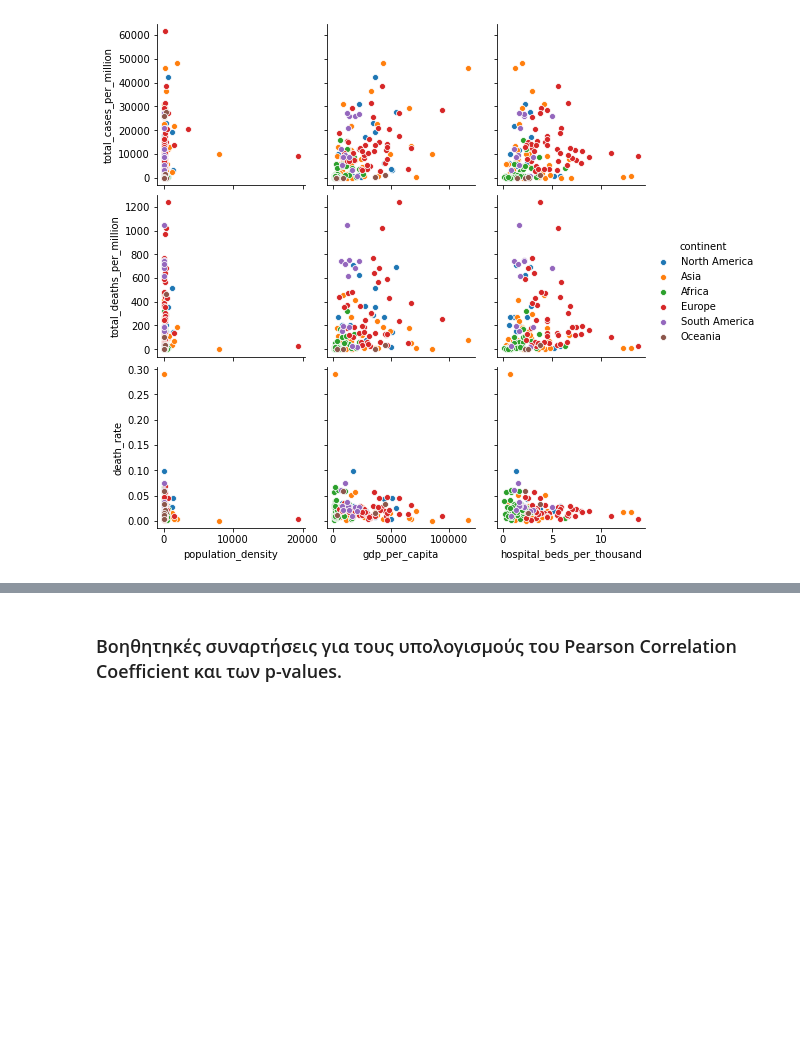
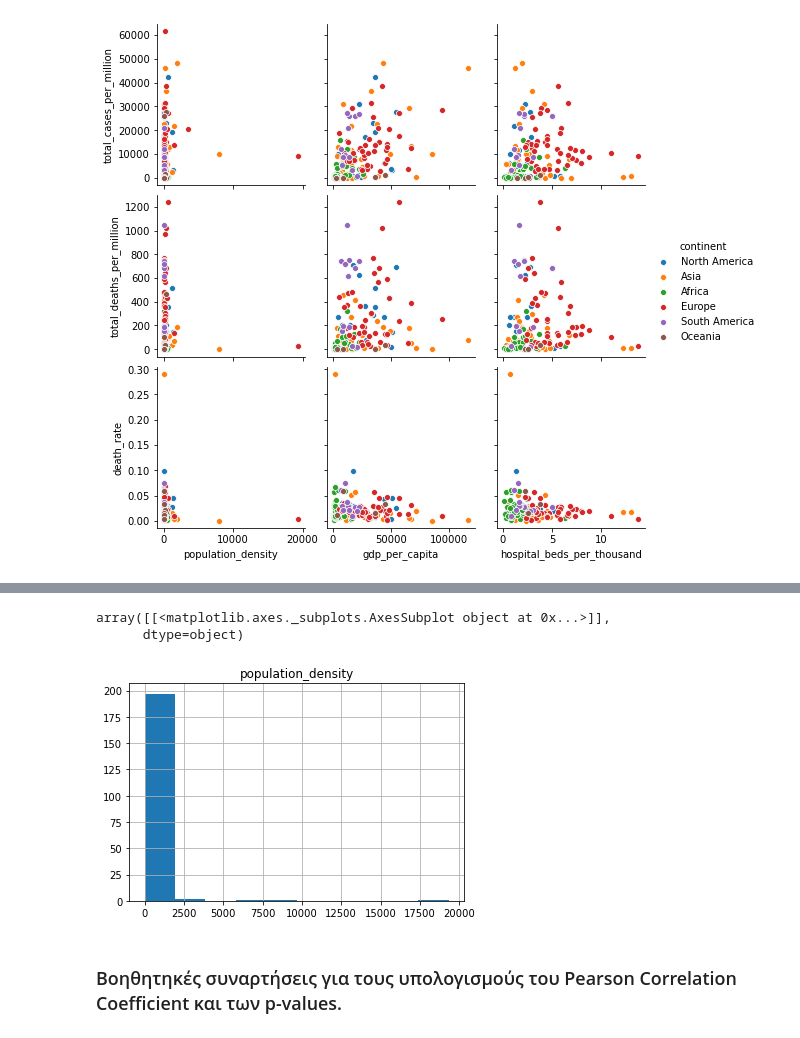
Before and after one commit to lkostakis/data-mining-covid19, a Jupyter notebook: ask4.ipynb, the cells around one changed output, grey strips where cells are left out. Saved outputs shown, nothing was run; the diff lists cells and outputs as text; code cells hidden in the pictures; blank space fills up the shorter version.

```diff
--- a/ask4.ipynb
+++ b/ask4.ipynb
@@ -36,3 +37,9 @@ sns.pairplot(df, hue = 'continent',
+# %%
+df.hist(column='population_density')
+# %% [output]
+array([[<matplotlib.axes._subplots.AxesSubplot object at 0x...>]],
+      dtype=object)
+[figure, added]
 # %% [markdown]
 ### Βοηθητηκές συναρτήσεις για τους υπολογισμούς του Pearson Correlation Coefficient και των p-values.
 # %%
```
Also changed, not shown: parts of 8 cells of this notebook.
